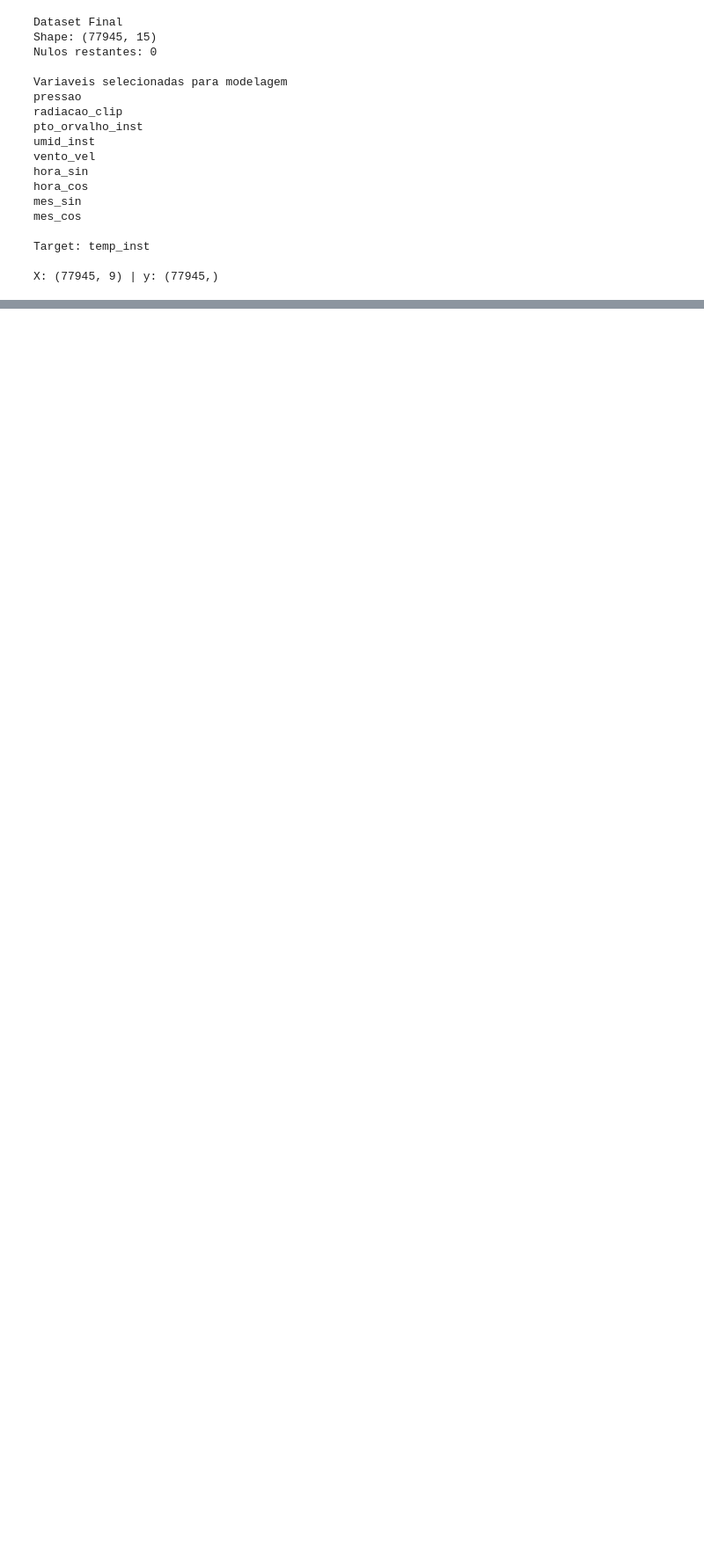
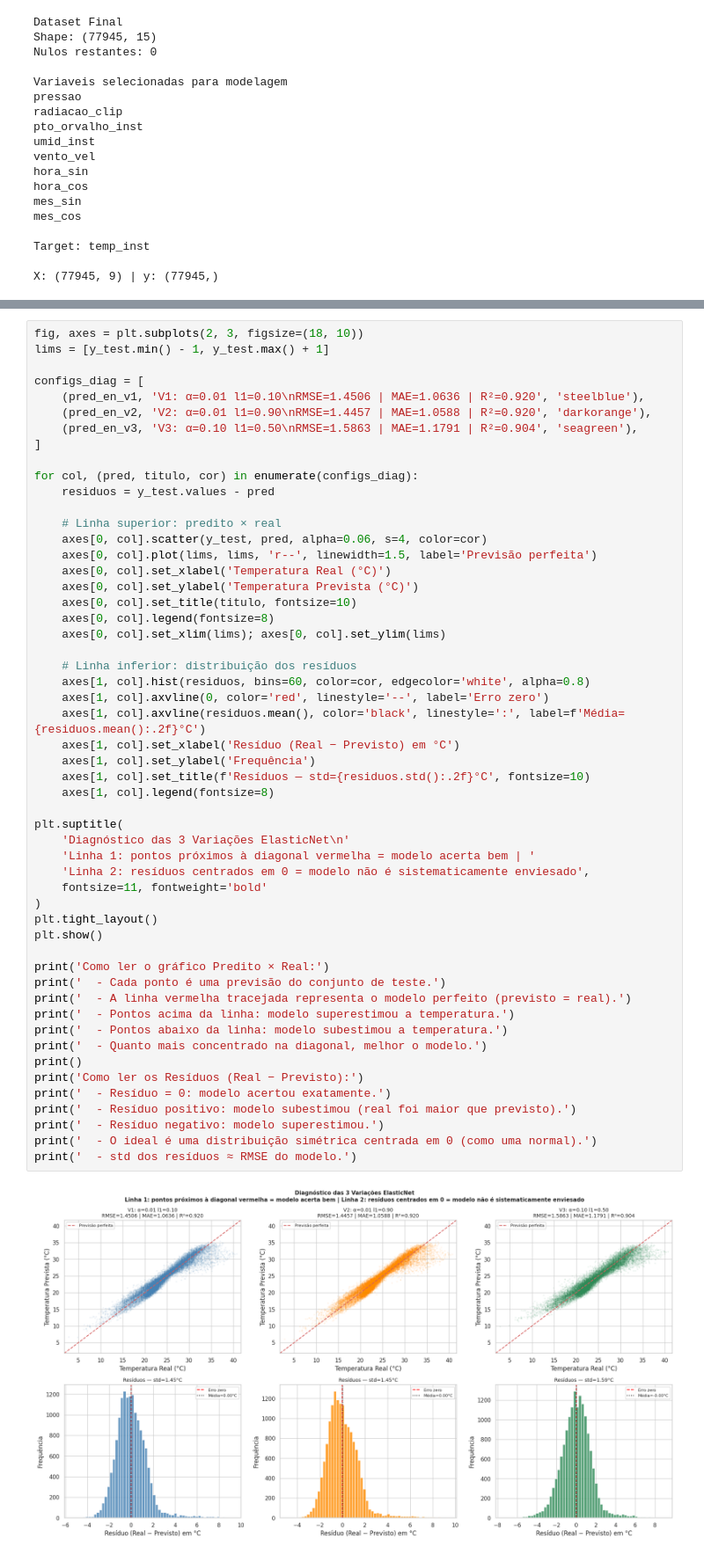
Before and after one commit to Ronaldo-Junior1/analise-dados-atividade2, a Jupyter notebook: ArquivoPrincipal.ipynb, the cells around one changed output, grey strips where cells are left out. Shown at 88% size. Saved outputs shown, nothing was run; the diff lists cells and outputs as text; blank space fills up the shorter version.

```diff
--- a/ArquivoPrincipal.ipynb
+++ b/ArquivoPrincipal.ipynb
@@ -399,0 +647,55 @@ X: (77945, 9) | y: (77945,)
+# %%
+fig, axes = plt.subplots(2, 3, figsize=(18, 10))
+lims = [y_test.min() - 1, y_test.max() + 1]
+
+configs_diag = [
+    (pred_en_v1, 'V1: α=0.01 l1=0.10\nRMSE=1.4506 | MAE=1.0636 | R²=0.920', 'steelblue'),
+    (pred_en_v2, 'V2: α=0.01 l1=0.90\nRMSE=1.4457 | MAE=1.0588 | R²=0.920', 'darkorange'),
+    (pred_en_v3, 'V3: α=0.10 l1=0.50\nRMSE=1.5863 | MAE=1.1791 | R²=0.904', 'seagreen'),
+]
+
+for col, (pred, titulo, cor) in enumerate(configs_diag):
+    residuos = y_test.values - pred
+
+    # Linha superior: predito × real
+    axes[0, col].scatter(y_test, pred, alpha=0.06, s=4, color=cor)
+    axes[0, col].plot(lims, lims, 'r--', linewidth=1.5, label='Previsão perfeita')
+    axes[0, col].set_xlabel('Temperatura Real (°C)')
+    axes[0, col].set_ylabel('Temperatura Prevista (°C)')
+    axes[0, col].set_title(titulo, fontsize=10)
+    axes[0, col].legend(fontsize=8)
+    axes[0, col].set_xlim(lims); axes[0, col].set_ylim(lims)
+
+    # Linha inferior: distribuição dos resíduos
+    axes[1, col].hist(residuos, bins=60, color=cor, edgecolor='white', alpha=0.8)
+    axes[1, col].axvline(0, color='red', linestyle='--', label='Erro zero')
+    axes[1, col].axvline(residuos.mean(), color='black', linestyle=':', label=f'Média={residuos.mean():.2f}°C')
+    axes[1, col].set_xlabel('Resíduo (Real − Previsto) em °C')
+    axes[1, col].set_ylabel('Frequência')
+    axes[1, col].set_title(f'Resíduos — std={residuos.std():.2f}°C', fontsize=10)
+    axes[1, col].legend(fontsize=8)
+
+plt.suptitle(
+    'Diagnóstico das 3 Variações ElasticNet\n'
+    'Linha 1: pontos próximos à diagonal vermelha = modelo acerta bem | '
+    'Linha 2: resíduos centrados em 0 = modelo não é sistematicamente enviesado',
+    fontsize=11, fontweight='bold'
+)
+plt.tight_layout()
+plt.show()
+
+print('Como ler o gráfico Predito × Real:')
+print('  - Cada ponto é uma previsão do conjunto de teste.')
+print('  - A linha vermelha tracejada representa o modelo perfeito (previsto = real).')
+print('  - Pontos acima da linha: modelo superestimou a temperatura.')
+print('  - Pontos abaixo da linha: modelo subestimou a temperatura.')
+print('  - Quanto mais concentrado na diagonal, melhor o modelo.')
+print()
+print('Como ler os Resíduos (Real − Previsto):')
+print('  - Resíduo = 0: modelo acertou exatamente.')
+print('  - Resíduo positivo: modelo subestimou (real foi maior que previsto).')
+print('  - Resíduo negativo: modelo superestimou.')
+print('  - O ideal é uma distribuição simétrica centrada em 0 (como uma normal).')
+print('  - std dos resíduos ≈ RMSE do modelo.')
+# %% [output]
+[figure, added]
```
Also changed, not shown: parts of 15 cells of this notebook.
